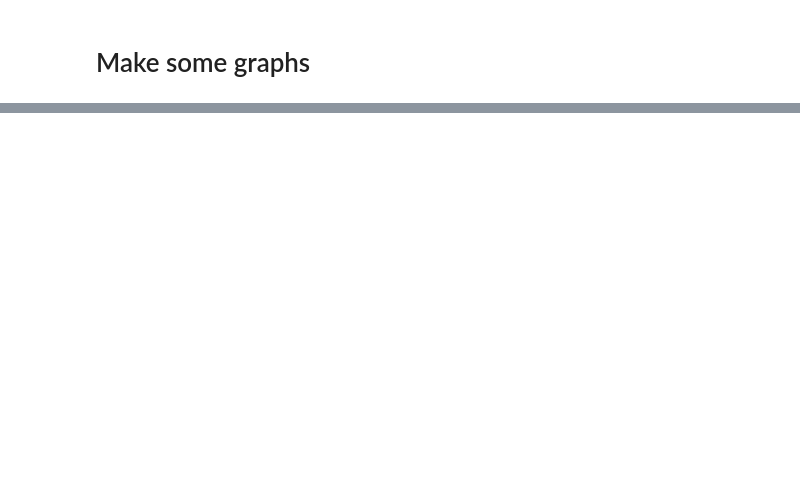
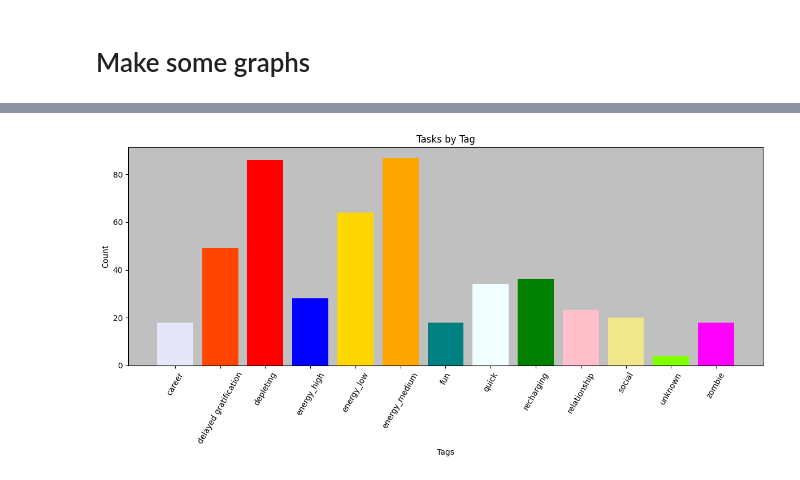
Before and after one commit to avryluy/TaskEnergySystem-ToDoIst, a Jupyter notebook: testing-ground.ipynb, the cells around one changed output, grey strips where cells are left out. Drawn from its saved outputs; the diff is of its cells as text; code cells hidden in the pictures; blank space fills up the shorter version.

Commit message:
create first graph - tasks by tag

```diff
--- a/testing-ground.ipynb
+++ b/testing-ground.ipynb
@@ -249,2 +252,11 @@ Task 6ghm8qM9qvGWcwF5 not in existing tasks
 # %% [markdown]
 # Make some graphs
+# %%
+char_to_replace = {
+    "[": "",
+    "]": "",
+    "'": "",
+    #", ": ""
+}
+refreshed_df['TaskLabels'] = refreshed_df['TaskLabels'].str.replace(char_to_replace)
+refreshed_df['TaskLabels']
@@ -250,0 +276,9 @@ Task 6ghm8qM9qvGWcwF5 not in existing tasks
+# %%
+exploding = refreshed_df['TaskLabels'].str.split(",")
+exploded = exploding.explode()
+# %%
+exploded = exploded.str.strip()
+# %%
+tag_counts = exploded.value_counts().reset_index(name='count')
+tag_counts.columns = ['Tag', 'Count']
+tag_counts['Tag'] = tag_counts['Tag'].replace("","unknown")
@@ -250,0 +338,36 @@ Task 6ghm8qM9qvGWcwF5 not in existing tasks
+# %%
+tag_color_map = {
+    'delayed gratification': 'orangered',  # Dark Orange
+    'depleting': 'Red',  # Red
+    'career': 'lavender',  # Purple
+    'energy_low': 'Gold',  # Gold
+    'energy_medium': "Orange",  # Orange
+    'energy_high': 'Blue',  # Blue
+    'fun': 'Teal',  # Teal
+    'quick': 'azure',  # Dark Green
+    'recharging': 'Green',  # Green
+    'relationship': 'pink',  # Navy
+    'social': 'khaki',  # Cyan
+    'zombie': 'Magenta',  # Magenta,
+    'unknown': 'chartreuse'
+}
+
+tag_counts['color'] = tag_counts['Tag'].map(tag_color_map)
+
+tag_counts = tag_counts.sort_values('Tag')
+# # Optional: Generate more colors dynamically
+plt.figure(figsize=(12,6),)
+bars = plt.bar(tag_counts['Tag'], tag_counts['Count'], color = tag_counts['color'])
+
+
+plt.xlabel('Tags')
+plt.ylabel('Count')
+plt.title('Tasks by Tag')
+plt.xticks(rotation=60)
+plt.tight_layout()
+
+ax = plt.gca()
+ax.set_facecolor("silver")
+plt.show()
+# %% [output]
+[figure, added]
```
Also changed, not shown: parts of 8 cells of this notebook.
